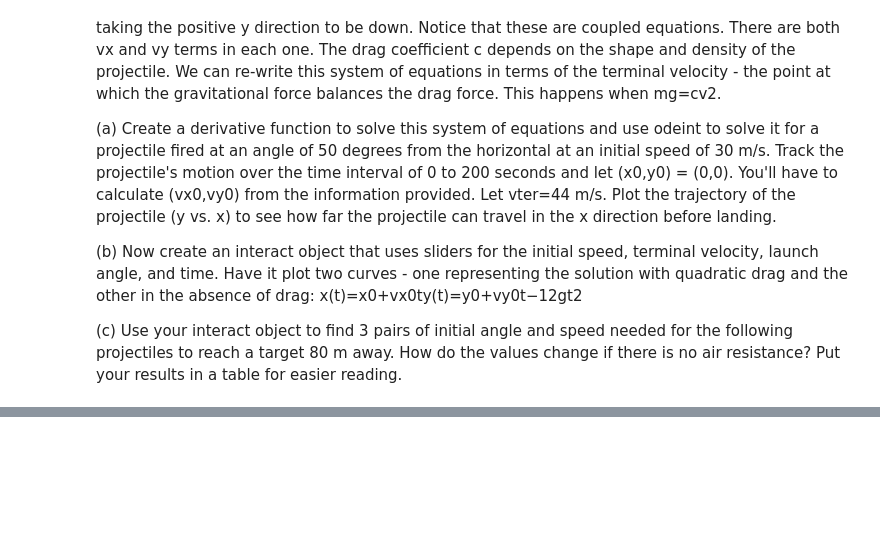
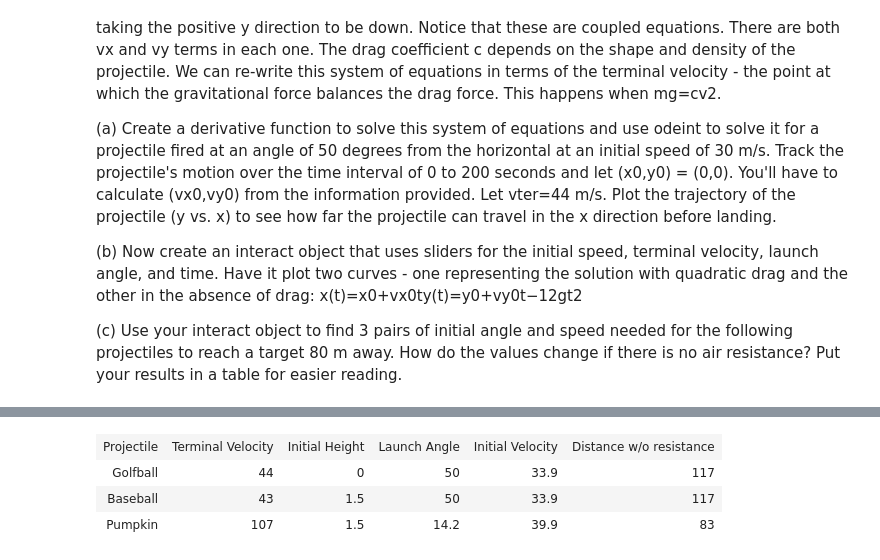
Before and after one commit to cspearso/PHYS202-S14, a Jupyter notebook: SciPy/ODEExercises.ipynb, the cells around one changed output, grey strips where cells are left out. Saved outputs shown, nothing was run; the diff lists cells and outputs as text; code cells hidden in the pictures; blank space fills up the shorter version.

```diff
--- a/SciPy/ODEExercises.ipynb
+++ b/SciPy/ODEExercises.ipynb
@@ -462,0 +457,31 @@ NameError: name 'interact' is not defined
+# %%
+#c
+
+class ListTable(list):
+    """ Overridden list class which takes a 2-dimensional list of
+        the form [[1,2,3],[4,5,6]], and renders an HTML Table in
+        IPython Notebook. """
+
+    def _repr_html_(self):
+        html = ["<table>"]
+        for row in self:
+            html.append("<tr>")
+
+            for col in row:
+                html.append("<td>{0}</td>".format(col))
+
+            html.append("</tr>")
+        html.append("</table>")
+        return ''.join(html)
+
+table = ListTable()
+table.append(['Projectile', 'Terminal Velocity', 'Initial Height', 'Launch Angle', 'Initial Velocity', 'Distance w/o resistance'])
+table.append(['Golfball', 44, 0, 50, 33.9, 117])
+table.append(['Baseball', 43, 1.5, 50, 33.9, 117])
+table.append(['Pumpkin', 107, 1.5, 14.2, 39.9, 83])
+table
+# %% [output]
+| Projectile | Terminal Velocity | Initial Height | Launch Angle | Initial Velocity | Distance w/o resistance |
+| Golfball | 44 | 0 | 50 | 33.9 | 117 |
+| Baseball | 43 | 1.5 | 50 | 33.9 | 117 |
+| Pumpkin | 107 | 1.5 | 14.2 | 39.9 | 83 |
```
Also changed, not shown: parts of 5 cells of this notebook, 2 other files.
